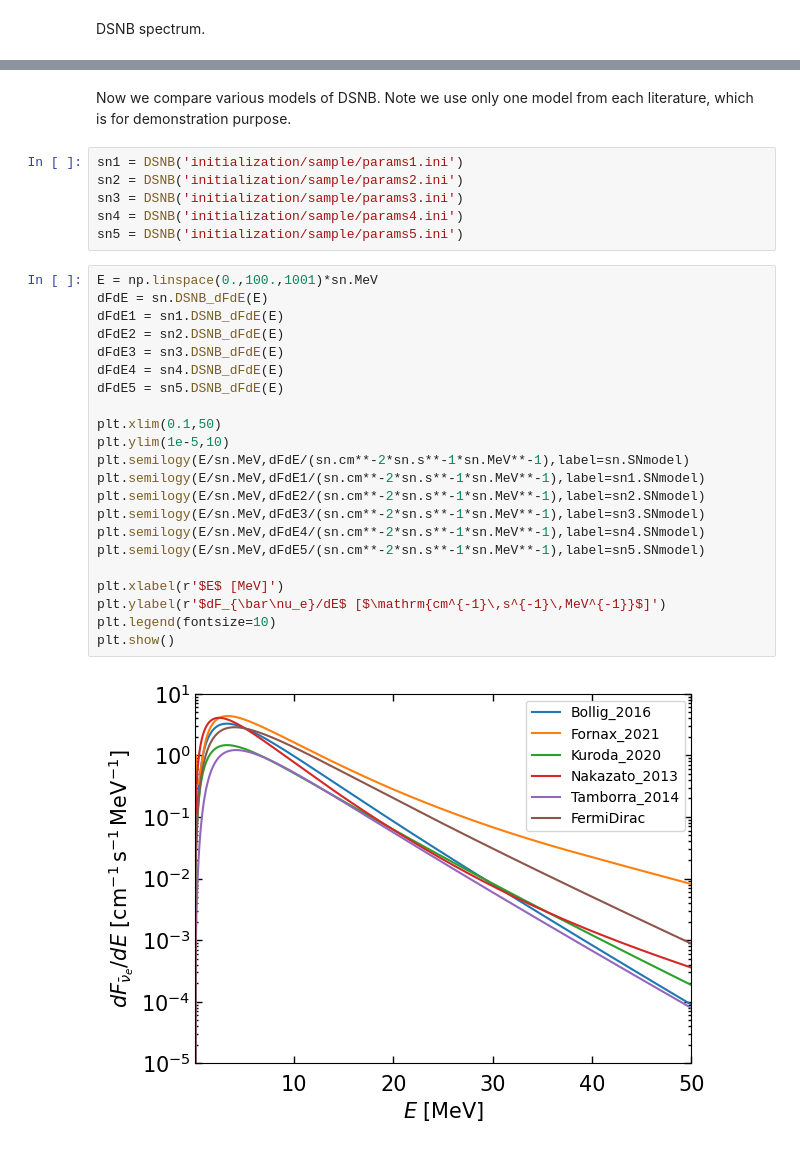
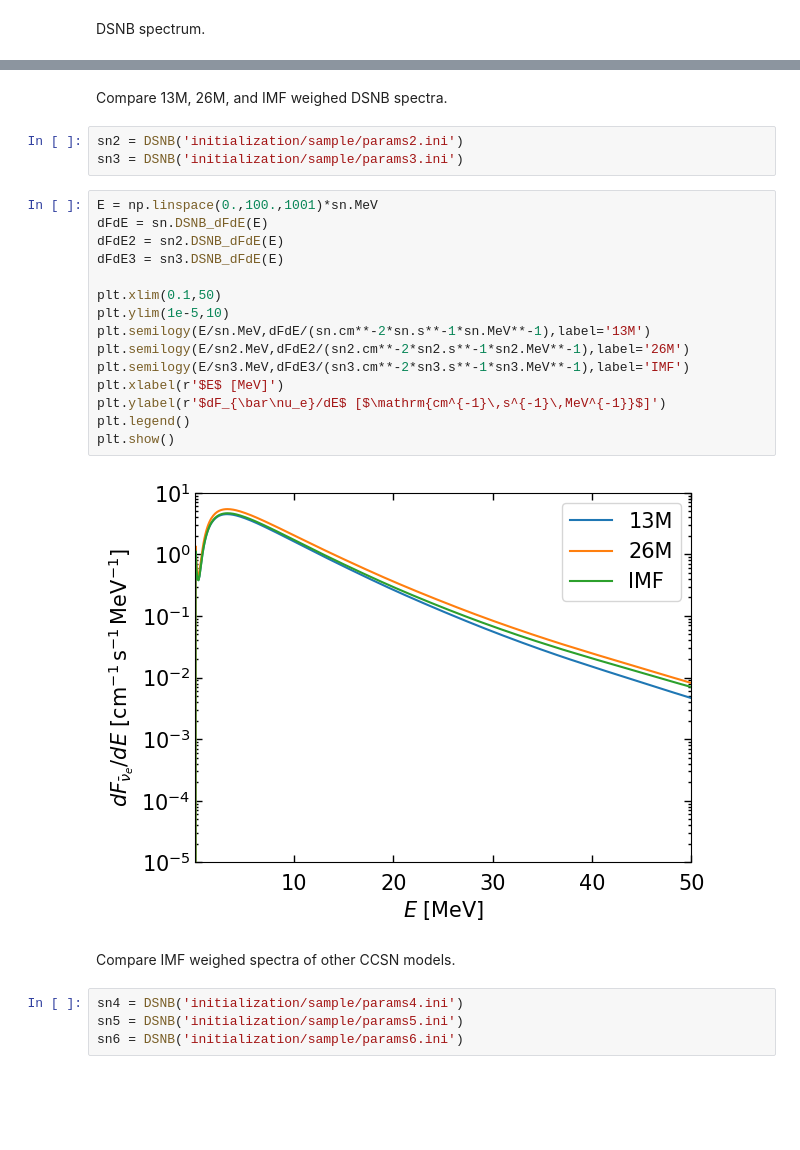
Before and after one commit to shinichiroando/PyDSNB, a Jupyter notebook: PyDSNB.ipynb, the cells around one changed output, grey strips where cells are left out. Cells and saved outputs as stored; diff of their text form; blank space fills up the shorter version.

Commit message:
Accommodate various supernova models

```diff
--- a/PyDSNB.ipynb
+++ b/PyDSNB.ipynb
@@ -61,32 +63,28 @@ plt.show()
-# %% [markdown]
-Now we compare various models of DSNB. Note we use only one model from each literature, which is for demonstration purpose.
+# %% [markdown]
+Compare 13M, 26M, and IMF weighed DSNB spectra.
 # %%
-sn1 = DSNB('initialization/sample/params1.ini')
 sn2 = DSNB('initialization/sample/params2.ini')
 sn3 = DSNB('initialization/sample/params3.ini')
-sn4 = DSNB('initialization/sample/params4.ini')
-sn5 = DSNB('initialization/sample/params5.ini')
 # %%
 E = np.linspace(0.,100.,1001)*sn.MeV
 dFdE = sn.DSNB_dFdE(E)
-dFdE1 = sn1.DSNB_dFdE(E)
 dFdE2 = sn2.DSNB_dFdE(E)
 dFdE3 = sn3.DSNB_dFdE(E)
-dFdE4 = sn4.DSNB_dFdE(E)
-dFdE5 = sn5.DSNB_dFdE(E)
 
 plt.xlim(0.1,50)
 plt.ylim(1e-5,10)
-plt.semilogy(E/sn.MeV,dFdE/(sn.cm**-2*sn.s**-1*sn.MeV**-1),label=sn.SNmodel)
-plt.semilogy(E/sn.MeV,dFdE1/(sn.cm**-2*sn.s**-1*sn.MeV**-1),label=sn1.SNmodel)
-plt.semilogy(E/sn.MeV,dFdE2/(sn.cm**-2*sn.s**-1*sn.MeV**-1),label=sn2.SNmodel)
-plt.semilogy(E/sn.MeV,dFdE3/(sn.cm**-2*sn.s**-1*sn.MeV**-1),label=sn3.SNmodel)
-plt.semilogy(E/sn.MeV,dFdE4/(sn.cm**-2*sn.s**-1*sn.MeV**-1),label=sn4.SNmodel)
-plt.semilogy(E/sn.MeV,dFdE5/(sn.cm**-2*sn.s**-1*sn.MeV**-1),label=sn5.SNmodel)
-
+plt.semilogy(E/sn.MeV,dFdE/(sn.cm**-2*sn.s**-1*sn.MeV**-1),label='13M')
+plt.semilogy(E/sn2.MeV,dFdE2/(sn2.cm**-2*sn2.s**-1*sn2.MeV**-1),label='26M')
+plt.semilogy(E/sn3.MeV,dFdE3/(sn3.cm**-2*sn3.s**-1*sn3.MeV**-1),label='IMF')
 plt.xlabel(r'$E$ [MeV]')
 plt.ylabel(r'$dF_{\bar\nu_e}/dE$ [$\mathrm{cm^{-1}\,s^{-1}\,MeV^{-1}}$]')
-plt.legend(fontsize=10)
+plt.legend()
 plt.show()
 # %% [output]
-[figure, old version]
+[figure, new version]
+# %% [markdown]
+Compare IMF weighed spectra of other CCSN models.
+# %%
+sn4 = DSNB('initialization/sample/params4.ini')
+sn5 = DSNB('initialization/sample/params5.ini')
+sn6 = DSNB('initialization/sample/params6.ini')
```
Also changed, not shown: parts of 13 cells of this notebook, 14 other files.
